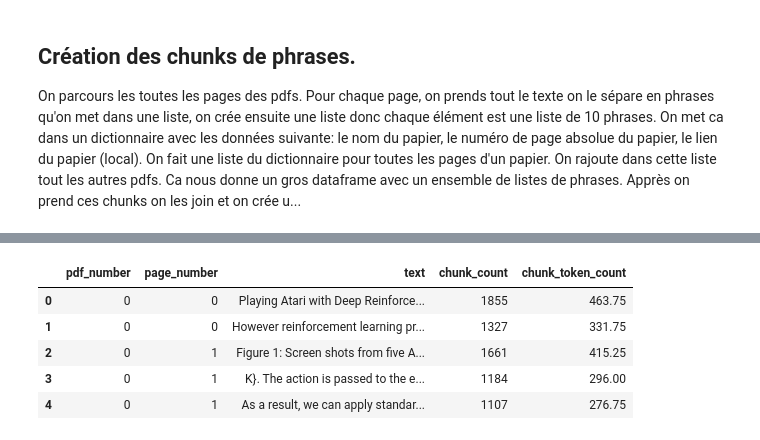
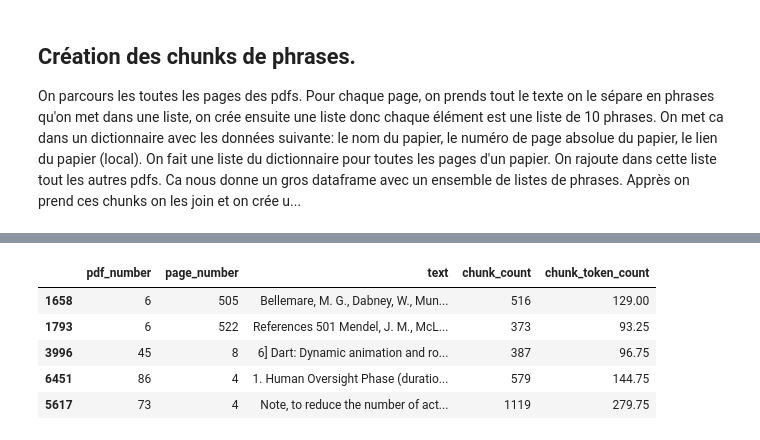
Before and after one commit to Robin-dvn/LLMs-RAGs, a Jupyter notebook: RAG-DRL/main_notebook.ipynb, the cells around one changed output, grey strips where cells are left out. Cells and saved outputs as stored; diff of their text form; code cells hidden in the pictures.

```diff
--- a/RAG-DRL/main_notebook.ipynb
+++ b/RAG-DRL/main_notebook.ipynb
@@ -236,14 +179,15 @@ df.describe().round(2)
 # %%
-df = pd.DataFrame(chunks_list)
-df.describe().round(2)
-df = df[ df["chunk_token_count"] >= 20]
-len(df)
-df = df[df["chunk_token_count"] <= 600]
-df.head()
+
+# df = pd.DataFrame(chunks_list)
+# df.describe().round(2)
+# df = df[ df["chunk_token_count"] >= 20]
+# len(df)
+# df = df[df["chunk_token_count"] <= 600]
+# df.sample(5)
 # %% [output]
 |  | pdf_number | page_number | text | chunk_count | chunk_token_count |
-| 0 | 0 | 0 | Playing Atari with Deep Reinforce... | 1855 | 463.75 |
-| 1 | 0 | 0 | However reinforcement learning pr... | 1327 | 331.75 |
-| 2 | 0 | 1 | Figure 1: Screen shots from ﬁve A... | 1661 | 415.25 |
-| 3 | 0 | 1 | K}. The action is passed to the e... | 1184 | 296.00 |
-| 4 | 0 | 1 | As a result, we can apply standar... | 1107 | 276.75 |
+| 1658 | 6 | 505 | Bellemare, M. G., Dabney, W., Mun... | 516 | 129.00 |
+| 1793 | 6 | 522 | References 501 Mendel, J. M., McL... | 373 | 93.25 |
+| 3996 | 45 | 8 | 6] Dart: Dynamic animation and ro... | 387 | 96.75 |
+| 6451 | 86 | 4 | 1. Human Oversight Phase (duratio... | 579 | 144.75 |
+| 5617 | 73 | 4 | Note, to reduce the number of act... | 1119 | 279.75 |
```
Also changed, not shown: parts of 19 cells of this notebook, 1 other file.
